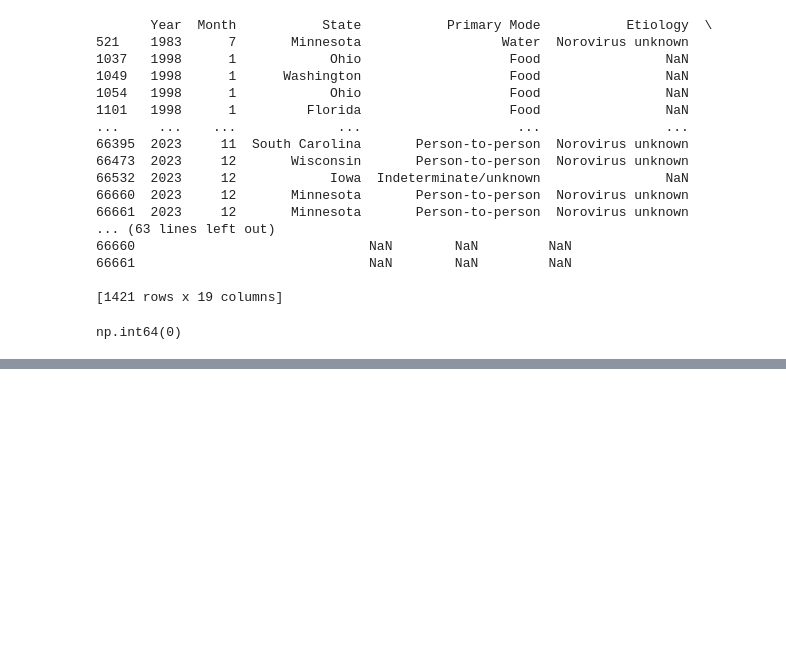
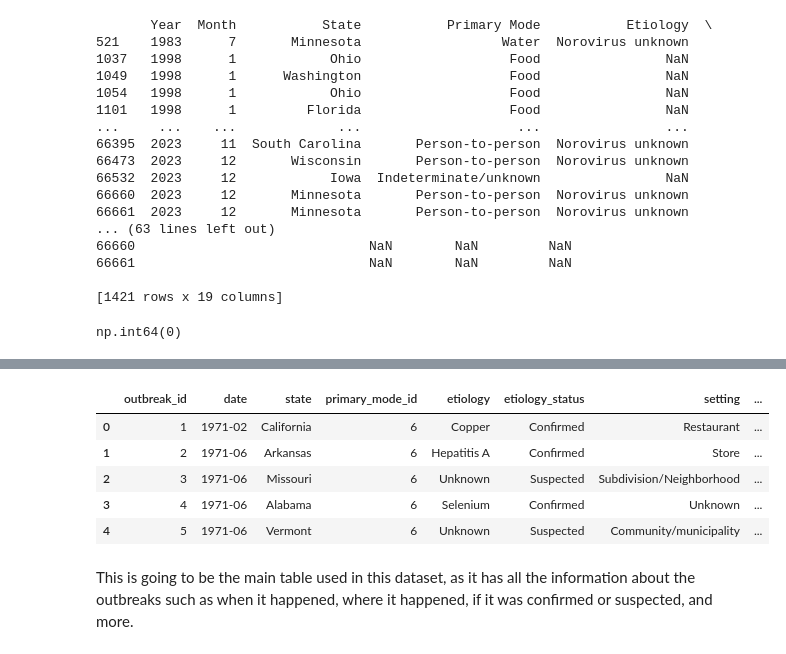
Before and after one commit to NoxRainTempest/Outbreaks_and_Recalls, a Jupyter notebook: notebooks/outbreak_recall.ipynb, the cells around one changed output, grey strips where cells are left out. Saved outputs shown, nothing was run; the diff lists cells and outputs as text; code cells hidden in the pictures; blank space fills up the shorter version.

```diff
--- a/notebooks/outbreak_recall.ipynb
+++ b/notebooks/outbreak_recall.ipynb
@@ -98,0 +151,28 @@ NORS_df.head()
+# %%
+outbreak_df = NORS_df[['Outbreak ID', 'Date','State', 'Primary Mode ID', 'Etiology','Etiology Status',
+                       'Setting','Illnesses','Hospitalizations', 'Info On Hospitalizations', 'Deaths',
+                        'Info On Deaths']].drop_duplicates().rename(columns={
+    'Outbreak ID': 'outbreak_id',
+    'Date':'date',
+    'State':'state',
+    'Primary Mode ID': 'primary_mode_id',
+    'Etiology': 'etiology',
+    'Etiology Status':'etiology_status',
+    'Setting':'setting',
+    'Illnesses':'estimated_total_case_num',
+    'Hospitalizations': 'hospitalizations',
+    'Info On Hospitalizations': 'hospitalization_info_available',
+    'Deaths': 'deaths',
+    'Info on Deaths': 'death_info_available'
+})
+# %%
+outbreak_df.head()
+# %% [output]
+|  | outbreak_id | date | state | primary_mode_id | etiology | etiology_status | setting | ... |
+| 0 | 1 | 1971-02 | California | 6 | Copper | Confirmed | Restaurant | ... |
+| 1 | 2 | 1971-06 | Arkansas | 6 | Hepatitis A | Confirmed | Store | ... |
+| 2 | 3 | 1971-06 | Missouri | 6 | Unknown | Suspected | Subdivision/Neighborhood | ... |
+| 3 | 4 | 1971-06 | Alabama | 6 | Selenium | Confirmed | Unknown | ... |
+| 4 | 5 | 1971-06 | Vermont | 6 | Unknown | Suspected | Community/municipality | ... |
+# %% [markdown]
+This is going to be the main table used in this dataset, as it has all the information about the outbreaks such as when it happened, where it happened, if it was confirmed or suspected, and more.
```
Also changed, not shown: parts of 14 cells of this notebook, 1 other file.
